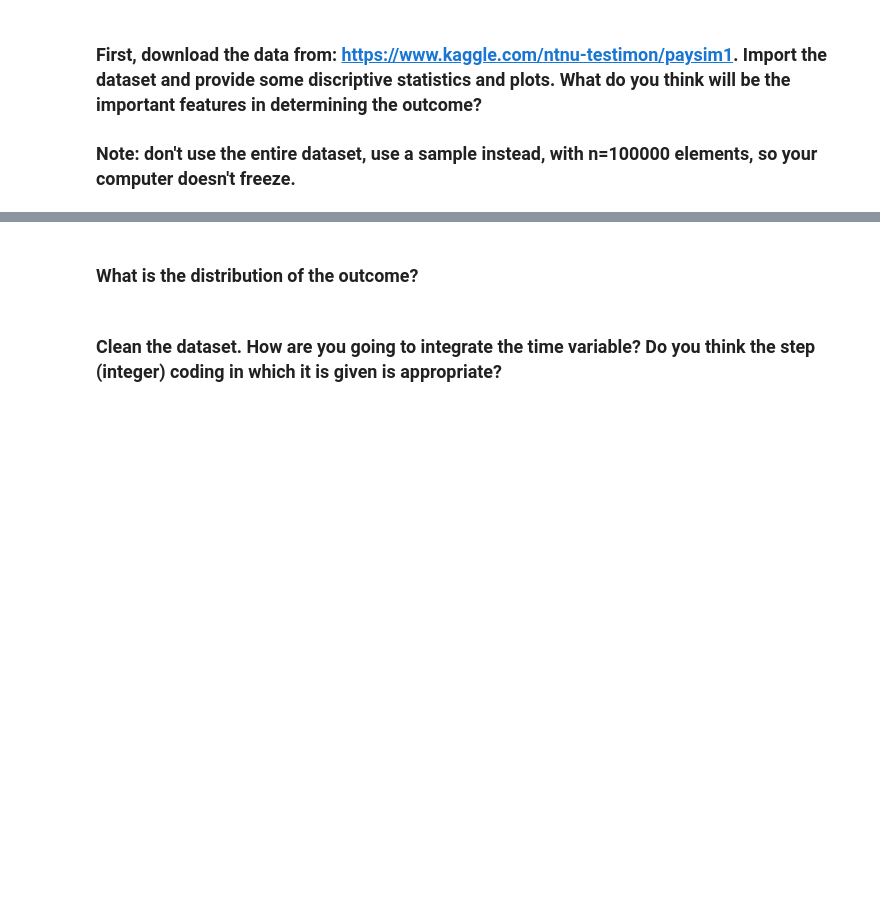
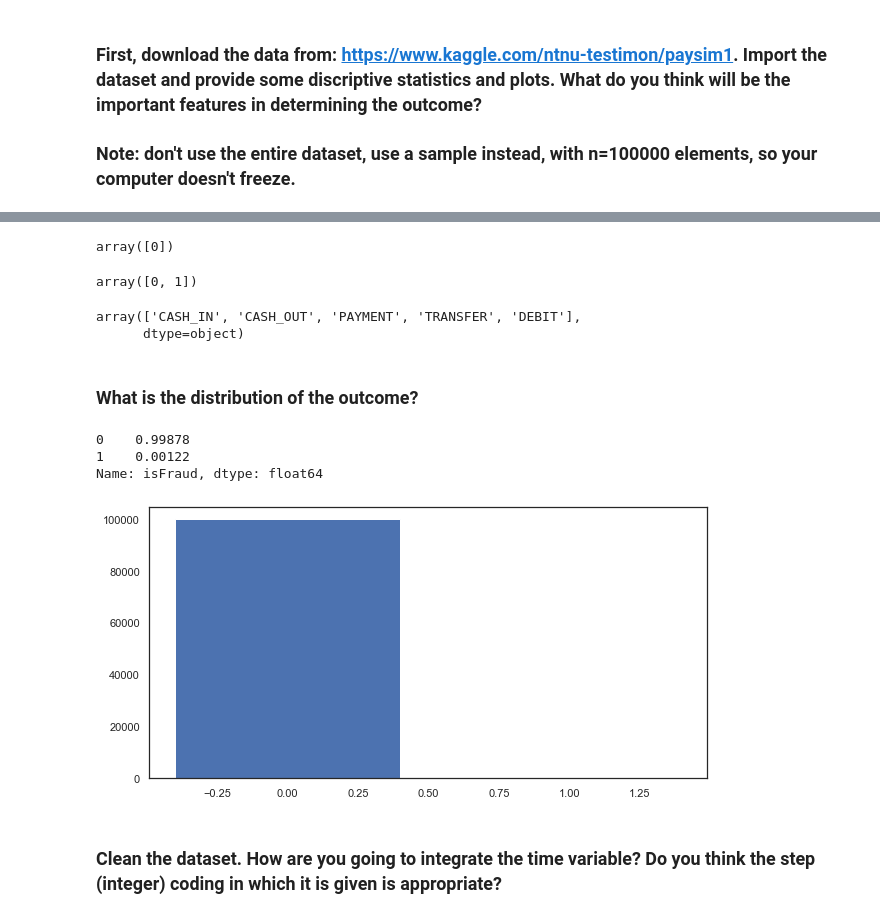
Before and after one commit to ta-data-lis/lab-imbalance, a Jupyter notebook: your-code/lab_imbalance.ipynb, the cells around one changed output, grey strips where cells are left out. Saved outputs shown, nothing was run; the diff lists cells and outputs as text; code cells hidden in the pictures; blank space fills up the shorter version.

```diff
--- a/your-code/lab_imbalance.ipynb
+++ b/your-code/lab_imbalance.ipynb
@@ -13,0 +18,8 @@ Like we disussed in class, when we have noisy data, if we are not careful, we ca
+# %%
+#import dataset
+
+data = pd.read_csv('../PS_20174392719_1491204439457_log.csv')
+# %%
+# get sample from data
+
+sample = data.sample(n=100000)
@@ -13,0 +56,14 @@ Like we disussed in class, when we have noisy data, if we are not careful, we ca
+# %%
+# did not get any flagged fraud
+sample['isFlaggedFraud'].unique()
+# %% [output]
+array([0])
+# %%
+sample['isFraud'].unique()
+# %% [output]
+array([0, 1])
+# %%
+sample['type'].unique()
+# %% [output]
+array(['CASH_IN', 'CASH_OUT', 'PAYMENT', 'TRANSFER', 'DEBIT'],
+      dtype=object)
@@ -18,2 +79,23 @@ Like we disussed in class, when we have noisy data, if we are not careful, we ca
+# %%
+# Outcome: isFraud
+
+count_fraud = sample['isFraud'].value_counts()
+
+count_fraud/len(sample)
+# %% [output]
+0    0.99878
+1    0.00122
+Name: isFraud, dtype: float64
+# %%
+
+x = count_fraud.index
+y = count_fraud.values
+
+f, ax = plt.subplots(figsize=(10, 5))
+
+plt.bar(x,y)
+plt.show()
+# %% [output]
+[figure, added]
 # %% [markdown]
 ### Clean the dataset. How are you going to integrate the time variable? Do you think the step (integer) coding in which it is given is appropriate?
```
Also changed, not shown: parts of 35 cells of this notebook.
